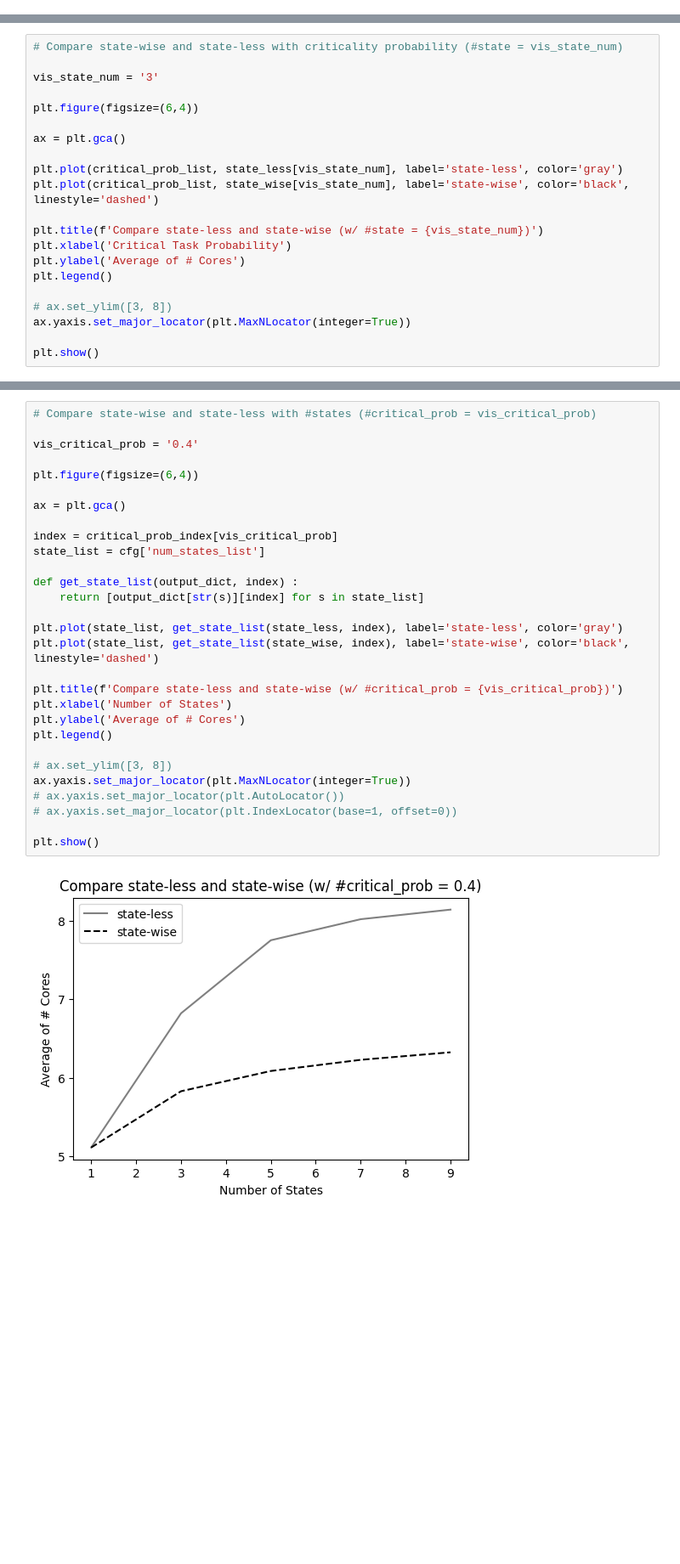
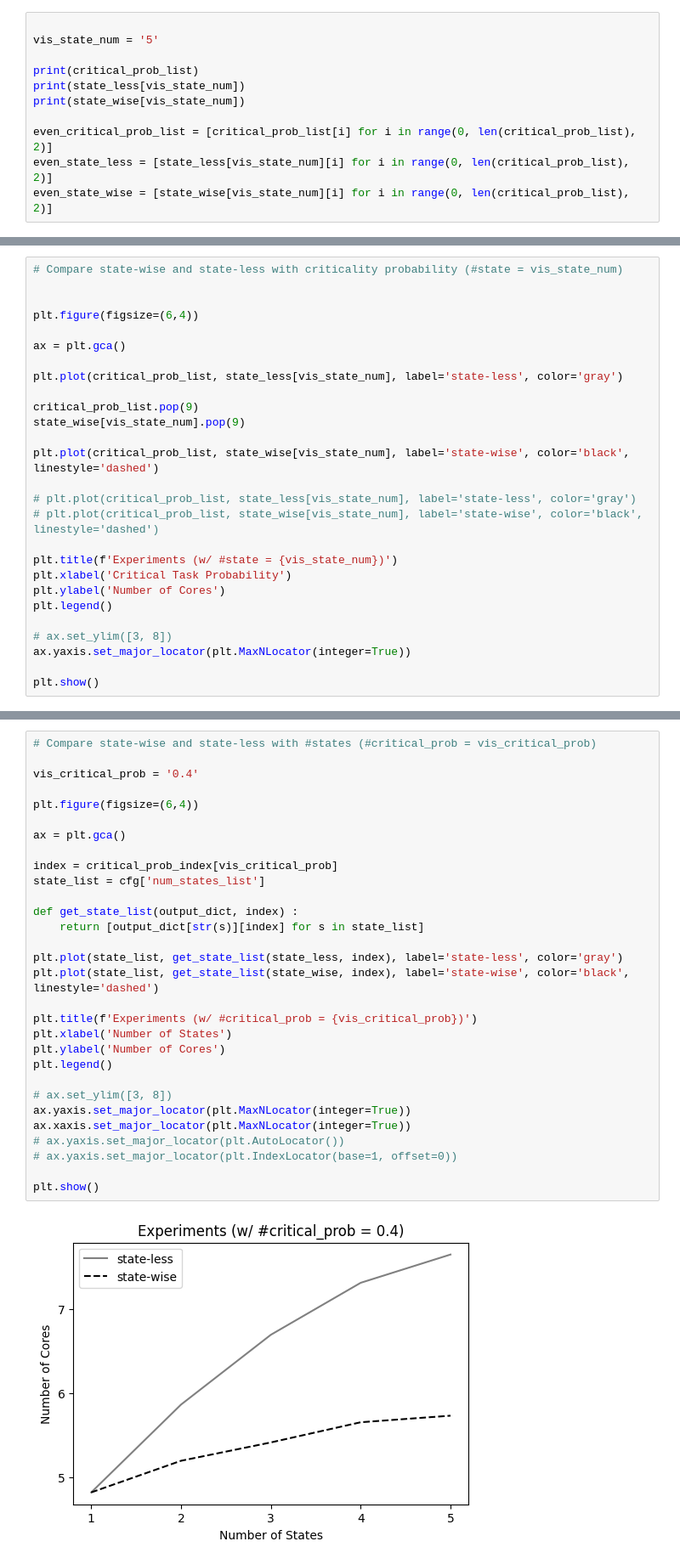
Before and after one commit to Akyeast/softerr_sim, a Jupyter notebook: vis/vis_state.ipynb, the cells around one changed output, grey strips where cells are left out. Shown: that part at 85% size. Drawn from its saved outputs; the diff is of its cells as text; blank space fills up the shorter version.

Commit message:
dump experiment files

```diff
--- a/vis/vis_state.ipynb
+++ b/vis/vis_state.ipynb
@@ -44,0 +45,11 @@ print(state_wise)
+# %%
+
+vis_state_num = '5'
+
+print(critical_prob_list)
+print(state_less[vis_state_num])
+print(state_wise[vis_state_num])
+
+even_critical_prob_list = [critical_prob_list[i] for i in range(0, len(critical_prob_list), 2)]
+even_state_less = [state_less[vis_state_num][i] for i in range(0, len(critical_prob_list), 2)]
+even_state_wise = [state_wise[vis_state_num][i] for i in range(0, len(critical_prob_list), 2)]
@@ -45,18 +60,24 @@ print(state_wise)
 # %%
 # Compare state-wise and state-less with criticality probability (#state = vis_state_num)
 
-vis_state_num = '3'
 
 plt.figure(figsize=(6,4))
 
 ax = plt.gca()
 
 plt.plot(critical_prob_list, state_less[vis_state_num], label='state-less', color='gray')
+
+critical_prob_list.pop(9)
+state_wise[vis_state_num].pop(9)
+
 plt.plot(critical_prob_list, state_wise[vis_state_num], label='state-wise', color='black', linestyle='dashed')
 
-plt.title(f'Compare state-less and state-wise (w/ #state = {vis_state_num})')
+# plt.plot(critical_prob_list, state_less[vis_state_num], label='state-less', color='gray')
+# plt.plot(critical_prob_list, state_wise[vis_state_num], label='state-wise', color='black', linestyle='dashed')
+
+plt.title(f'Experiments (w/ #state = {vis_state_num})')
 plt.xlabel('Critical Task Probability')
-plt.ylabel('Average of # Cores')
+plt.ylabel('Number of Cores')
 plt.legend()
 
 # ax.set_ylim([3, 8])
@@ -68,31 +89,32 @@ plt.show()
 # %%
 # Compare state-wise and state-less with #states (#critical_prob = vis_critical_prob)
 
 vis_critical_prob = '0.4'
 
 plt.figure(figsize=(6,4))
 
 ax = plt.gca()
 
 index = critical_prob_index[vis_critical_prob]
 state_list = cfg['num_states_list']
 
 def get_state_list(output_dict, index) :
     return [output_dict[str(s)][index] for s in state_list]
 
 plt.plot(state_list, get_state_list(state_less, index), label='state-less', color='gray')
 plt.plot(state_list, get_state_list(state_wise, index), label='state-wise', color='black', linestyle='dashed')
 
-plt.title(f'Compare state-less and state-wise (w/ #critical_prob = {vis_critical_prob})')
+plt.title(f'Experiments (w/ #critical_prob = {vis_critical_prob})')
 plt.xlabel('Number of States')
-plt.ylabel('Average of # Cores')
+plt.ylabel('Number of Cores')
 plt.legend()
 
 # ax.set_ylim([3, 8])
 ax.yaxis.set_major_locator(plt.MaxNLocator(integer=True))
+ax.xaxis.set_major_locator(plt.MaxNLocator(integer=True))
 # ax.yaxis.set_major_locator(plt.AutoLocator())
 # ax.yaxis.set_major_locator(plt.IndexLocator(base=1, offset=0))
 
 plt.show()
 # %% [output]
-[figure, old version]
+[figure, new version]
```
Also changed, not shown: parts of 4 cells of this notebook, 57 other files.
